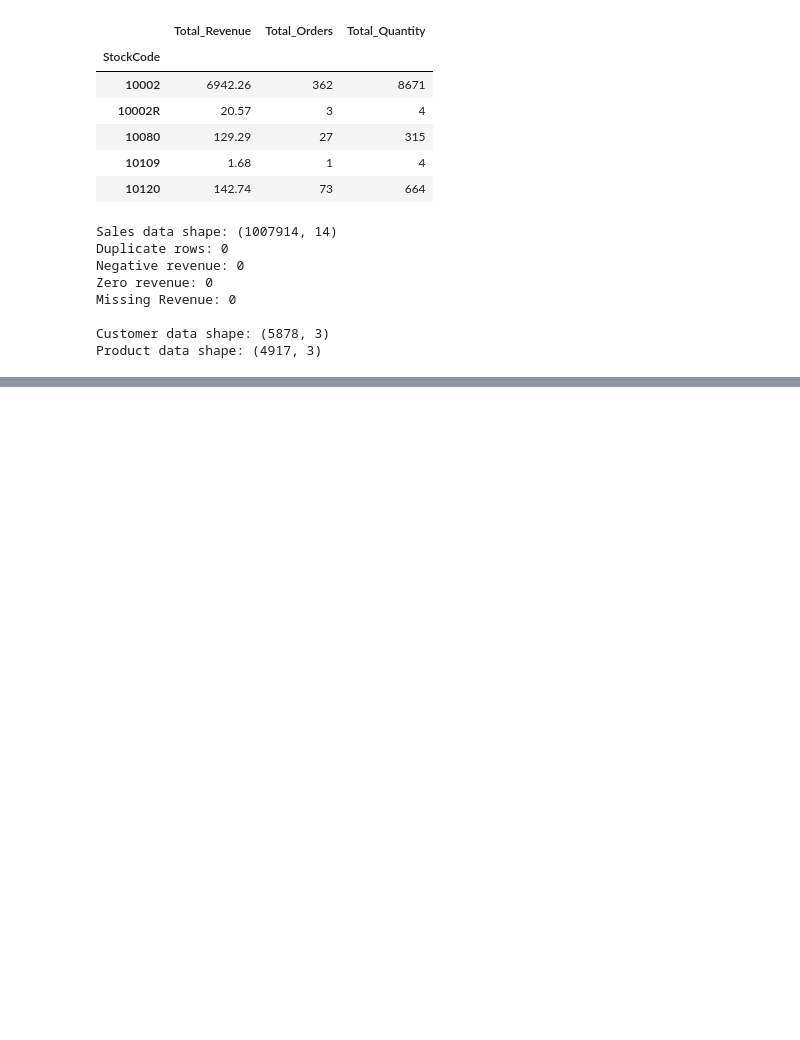
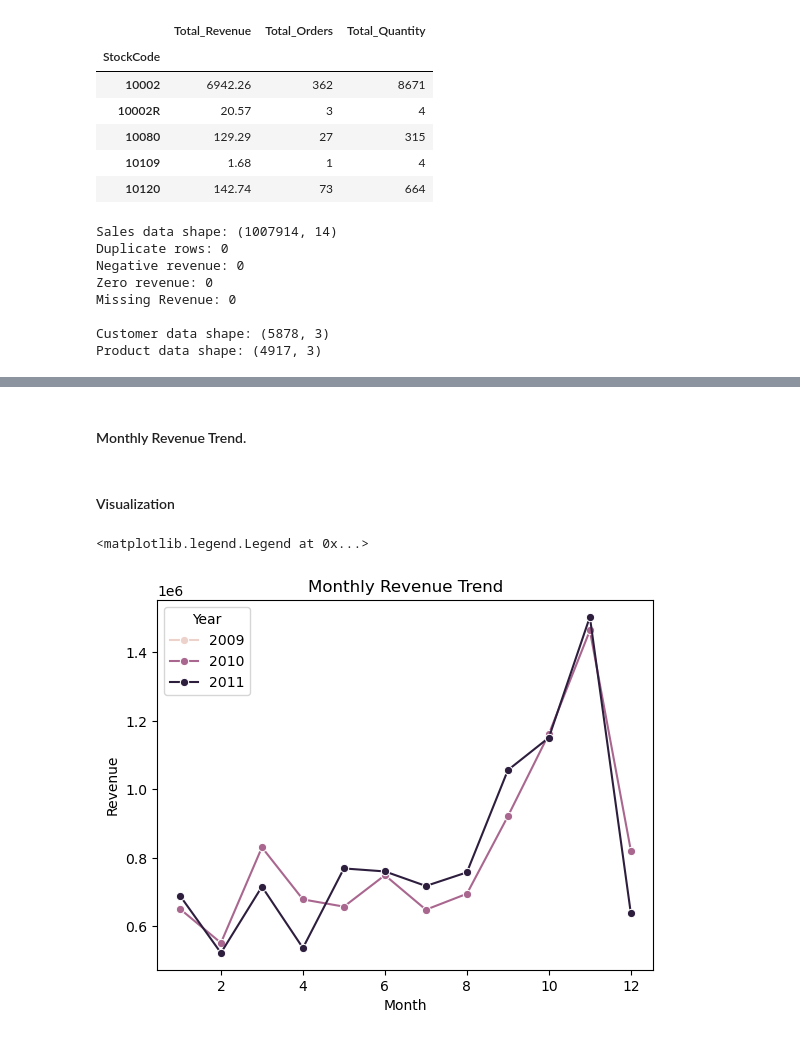
Before and after one commit to sodiumcodes/RetailPulse, a Jupyter notebook: notebooks/03_exploratory_analysis.ipynb, the cells around one changed output, grey strips where cells are left out. Drawn from its saved outputs; the diff is of its cells as text; code cells hidden in the pictures; blank space fills up the shorter version.

```diff
--- a/notebooks/03_exploratory_analysis.ipynb
+++ b/notebooks/03_exploratory_analysis.ipynb
@@ -132,0 +413,31 @@ product_data.to_csv(
+# %% [markdown]
+#### Monthly Revenue Trend.
+# %%
+monthly_revenue = (
+    sales_data
+    .groupby(["Year", "Month"])["Revenue"]
+    .sum()
+    .reset_index()
+)
+monthly_orders = (
+    sales_data
+    .groupby(["Year", "Month", "Month_Name"])["Invoice"]
+    .nunique()
+    .reset_index(name="Total_Orders")
+)
+# %% [markdown]
+#### Visualization
+# %%
+#seasonality and changes in revenue over time
+sns.lineplot(
+    data=monthly_revenue,
+    x="Month",
+    y="Revenue",
+    hue="Year",
+    marker="o"
+)
+plt.title("Monthly Revenue Trend")
+plt.legend(title="Year")
+# %% [output]
+<matplotlib.legend.Legend at 0x...>
+[figure, added]
```
Also changed, not shown: parts of 27 cells of this notebook, 1 other file.
